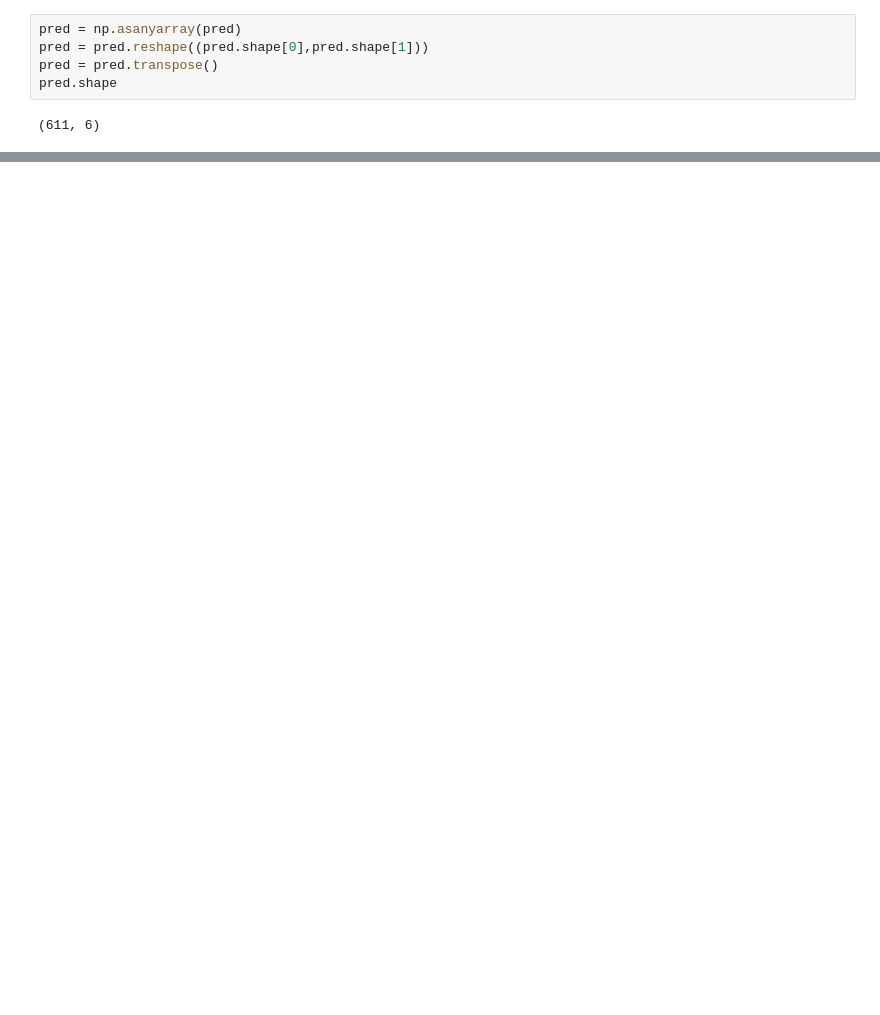
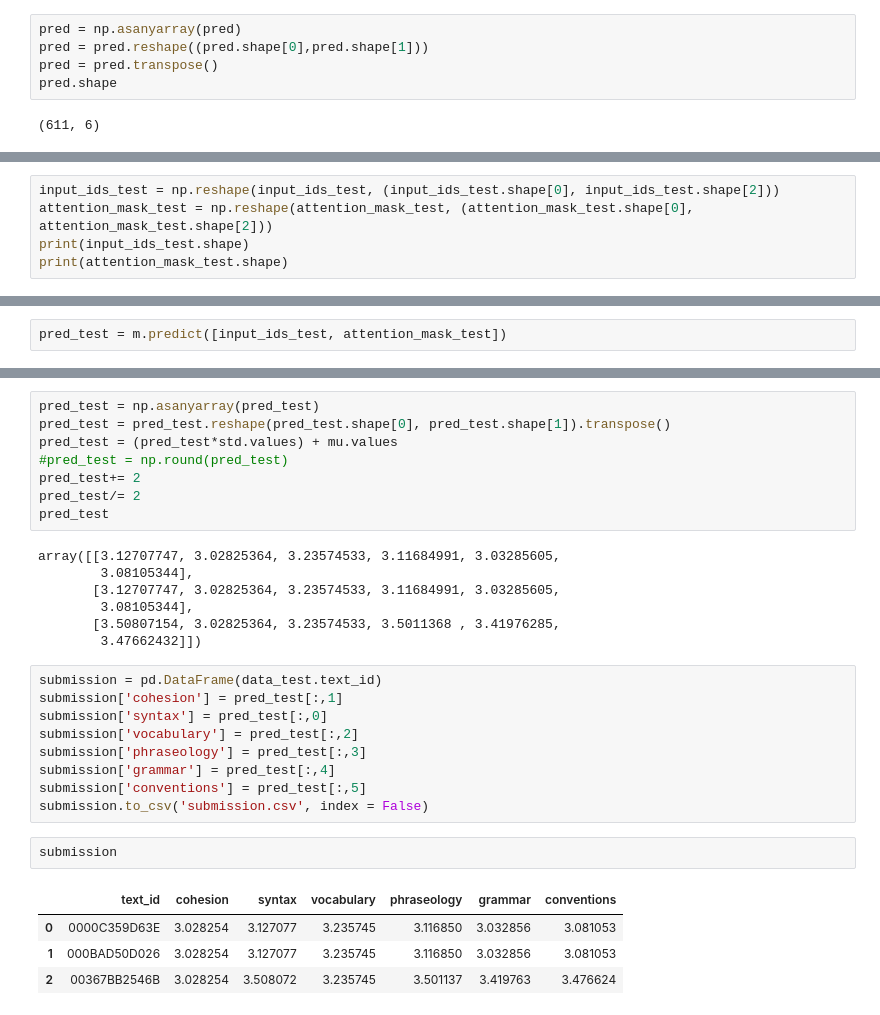
Before and after one commit to AImeetsAG/English-Language-Learning-Feedback-Machine-Learning-Competition, a Jupyter notebook: Vocabulary_Arpan.ipynb, the cells around one changed output, grey strips where cells are left out. Drawn from its saved outputs; the diff is of its cells as text; blank space fills up the shorter version.

```diff
--- a/Vocabulary_Arpan.ipynb
+++ b/Vocabulary_Arpan.ipynb
@@ -568,0 +408,5 @@ data_train.head(1100).corr()
+# %%
+input_ids_test = np.reshape(input_ids_test, (input_ids_test.shape[0], input_ids_test.shape[2]))
+attention_mask_test = np.reshape(attention_mask_test, (attention_mask_test.shape[0], attention_mask_test.shape[2]))
+print(input_ids_test.shape)
+print(attention_mask_test.shape)
@@ -568,0 +416,2 @@ data_train.head(1100).corr()
+# %%
+pred_test = m.predict([input_ids_test, attention_mask_test])
@@ -568,0 +420,31 @@ data_train.head(1100).corr()
+# %%
+pred_test = np.asanyarray(pred_test)
+pred_test = pred_test.reshape(pred_test.shape[0], pred_test.shape[1]).transpose()
+pred_test = (pred_test*std.values) + mu.values
+#pred_test = np.round(pred_test)
+pred_test+= 2
+pred_test/= 2
+pred_test
+# %% [output]
+array([[3.12707747, 3.02825364, 3.23574533, 3.11684991, 3.03285605,
+        3.08105344],
+       [3.12707747, 3.02825364, 3.23574533, 3.11684991, 3.03285605,
+        3.08105344],
+       [3.50807154, 3.02825364, 3.23574533, 3.5011368 , 3.41976285,
+        3.47662432]])
+# %%
+submission = pd.DataFrame(data_test.text_id)
+submission['cohesion'] = pred_test[:,1]
+submission['syntax'] = pred_test[:,0]
+submission['vocabulary'] = pred_test[:,2]
+submission['phraseology'] = pred_test[:,3]
+submission['grammar'] = pred_test[:,4]
+submission['conventions'] = pred_test[:,5]
+submission.to_csv('submission.csv', index = False)
+# %%
+submission
+# %% [output]
+|  | text_id | cohesion | syntax | vocabulary | phraseology | grammar | conventions |
+| 0 | 0000C359D63E | 3.028254 | 3.127077 | 3.235745 | 3.116850 | 3.032856 | 3.081053 |
+| 1 | 000BAD50D026 | 3.028254 | 3.127077 | 3.235745 | 3.116850 | 3.032856 | 3.081053 |
+| 2 | 00367BB2546B | 3.028254 | 3.508072 | 3.235745 | 3.501137 | 3.419763 | 3.476624 |
```
Also changed, not shown: parts of 54 cells of this notebook, 2 other files.
